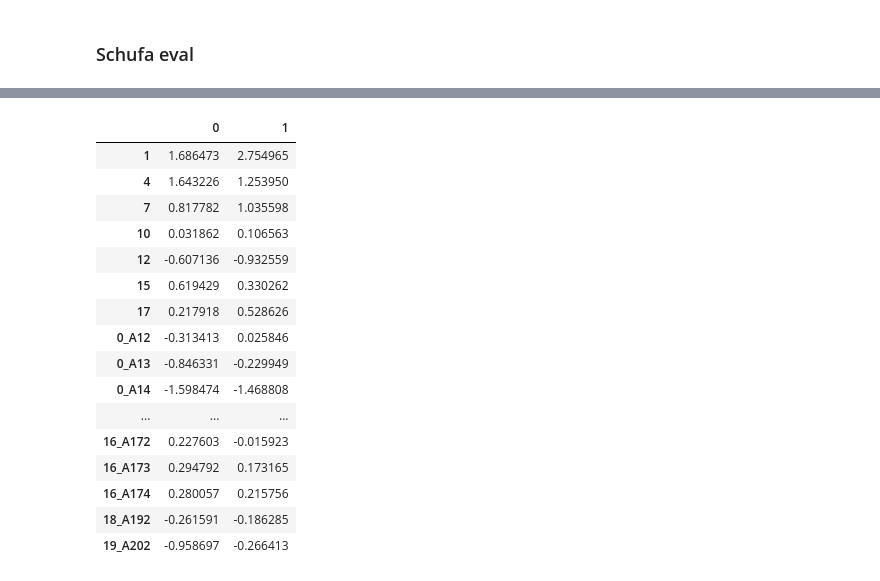
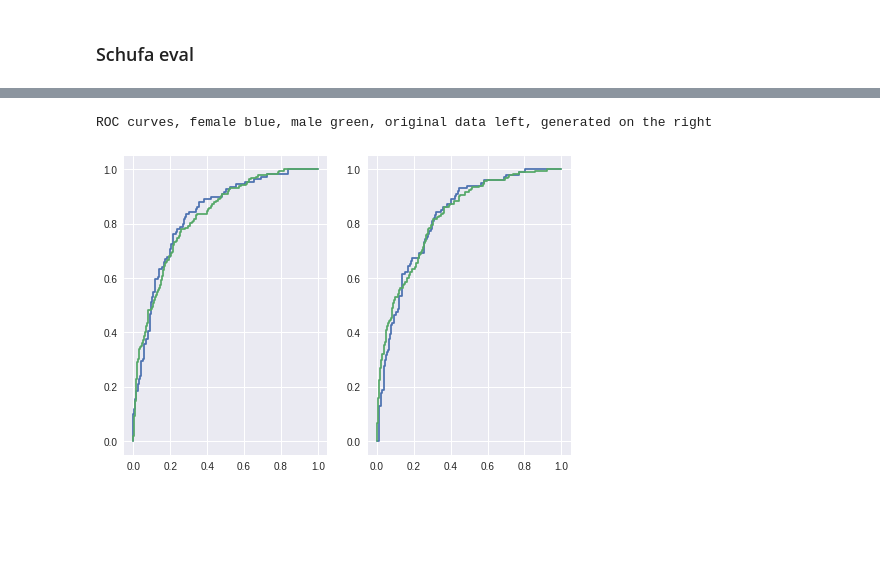
Before and after one commit to eliasbaumann/UnfairGAN, a Jupyter notebook: UnfairGAN_TPU_trial.ipynb, the cells around one changed output, grey strips where cells are left out. Cells and saved outputs as stored; diff of their text form; code cells hidden in the pictures; blank space fills up the shorter version.

Commit message:
Updated with some evaluation added for schufa

```diff
--- a/UnfairGAN_TPU_trial.ipynb
+++ b/UnfairGAN_TPU_trial.ipynb
@@ -678,20 +800,35 @@ schufa_comp,schufa_regr_1,schufa_regr_2 = simpleLogit_comparison(eval_orig[schuf
-# %%
-schufa_comp
-# %% [output]
-|  | 0 | 1 |
-| 1 | 1.686473 | 2.754965 |
-| 4 | 1.643226 | 1.253950 |
-| 7 | 0.817782 | 1.035598 |
-| 10 | 0.031862 | 0.106563 |
-| 12 | -0.607136 | -0.932559 |
-| 15 | 0.619429 | 0.330262 |
-| 17 | 0.217918 | 0.528626 |
-| 0_A12 | -0.313413 | 0.025846 |
-| 0_A13 | -0.846331 | -0.229949 |
-| 0_A14 | -1.598474 | -1.468808 |
-| ... | ... | ... |
-| 16_A172 | 0.227603 | -0.015923 |
-| 16_A173 | 0.294792 | 0.173165 |
-| 16_A174 | 0.280057 | 0.215756 |
-| 18_A192 | -0.261591 | -0.186285 |
-| 19_A202 | -0.958697 | -0.266413 |
+# %%
+# Attribute 9: (qualitative)
+# Personal status and sex
+# A91 : male : divorced/separated
+# A92 : female : divorced/separated/married
+# A93 : male : single
+# A94 : male : married/widowed
+# A95 : female : single
+
+schufa_female = eval_orig['8_A92']==1 # | eval_orig['8_A95']==1 # second one has been removed because not generated
+schufa_male = ~schufa_female # ~ logical not / inversion
+
+gen_schufa_female = eval_gen['8_A92']==1
+gen_schufa_male = ~gen_schufa_female
+# %%
+
+
+fpr_f,tpr_f,threshold_f = roc_curve(y_true=eval_orig[schufa_dep][schufa_female],y_score=schufa_regr_1[schufa_female,1])
+fpr_m,tpr_m,threshold_m = roc_curve(y_true=eval_orig[schufa_dep][schufa_male],y_score=schufa_regr_1[schufa_male,1])
+
+gen_fpr_f,gen_tpr_f,threshold_gen_f = roc_curve(y_true=eval_gen[schufa_dep][gen_schufa_female],y_score=schufa_regr_2[gen_schufa_female,1])
+gen_fpr_m,gen_tpr_m,threshold_gen_m = roc_curve(y_true=eval_gen[schufa_dep][gen_schufa_male],y_score=schufa_regr_2[gen_schufa_male,1])
+# %%
+plt.subplot(121)
+plt.plot(fpr_f,tpr_f)
+plt.plot(fpr_m,tpr_m)
+
+plt.subplot(122)
+plt.plot(gen_fpr_f,gen_tpr_f)
+plt.plot(gen_fpr_m,gen_tpr_m)
+
+print('ROC curves, female blue, male green, original data left, generated on the right')
+# %% [output]
+ROC curves, female blue, male green, original data left, generated on the right
+[figure, added]
```
Also changed, not shown: parts of 36 cells of this notebook.
